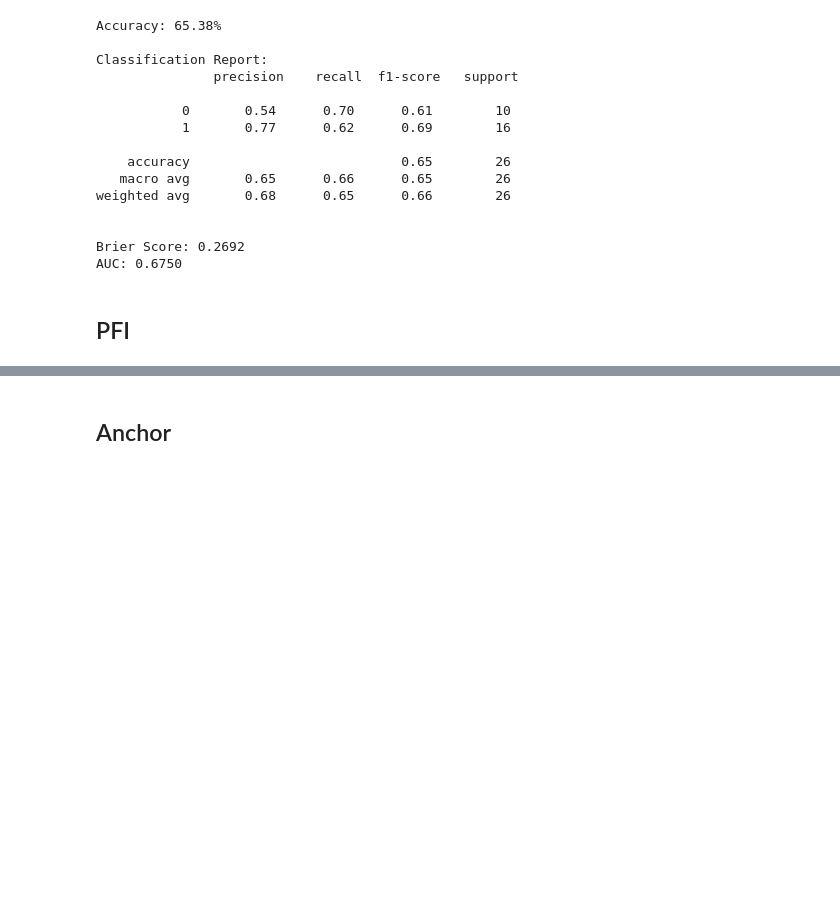
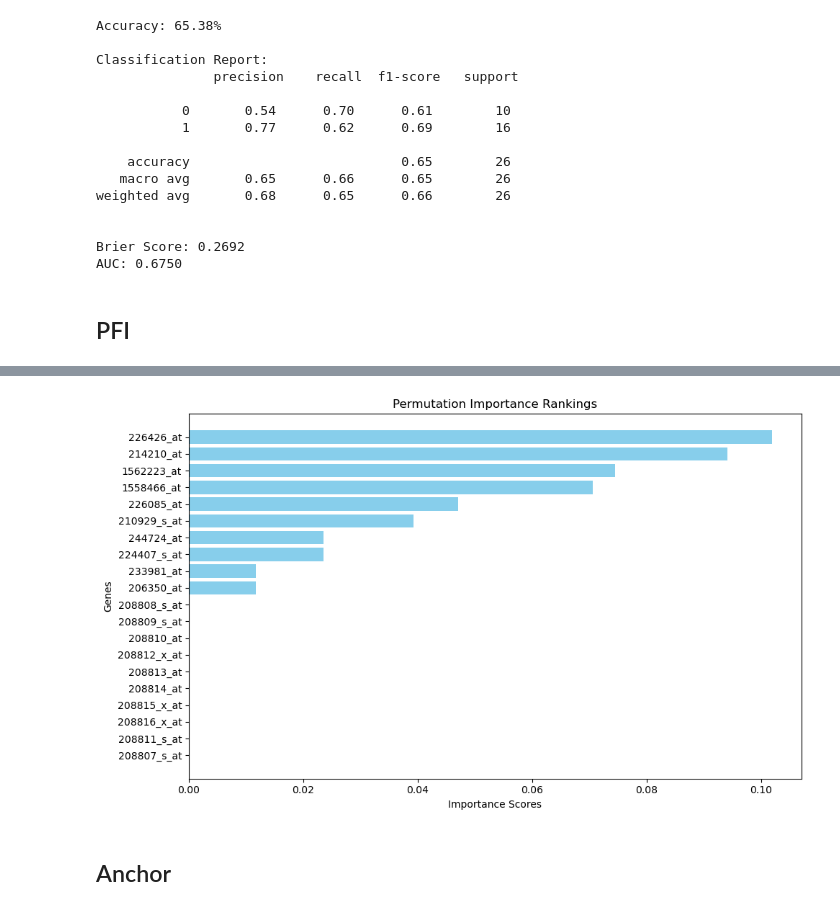
Before and after one commit to younggun339/PageLink, a Jupyter notebook: Bladder/test.ipynb, the cells around one changed output, grey strips where cells are left out. Saved outputs shown, nothing was run; the diff lists cells and outputs as text; code cells hidden in the pictures; blank space fills up the shorter version.

```diff
--- a/Bladder/test.ipynb
+++ b/Bladder/test.ipynb
@@ -185,0 +184,21 @@ AFFX-TrpnX-M_at: 0.000
+# %%
+import matplotlib.pyplot as plt
+
+# Assuming `gene_expression_data.columns` contains the gene names,
+# and `result.importances_mean` contains their corresponding importance scores.
+
+# Extract top 20 genes and their importance scores
+top_20_genes = [gene_expression_data.columns[i] for i in top_20_indices]
+top_20_scores = [result.importances_mean[i] for i in top_20_indices]
+
+# Plotting the bar graph
+plt.figure(figsize=(10, 6))
+plt.barh(top_20_genes, top_20_scores, color='skyblue')  # Horizontal bar graph
+plt.xlabel('Importance Scores')
+plt.ylabel('Genes')
+plt.title('Permutation Importance Rankings')
+plt.gca().invert_yaxis()  # To display the most important gene at the top
+plt.tight_layout()
+plt.show()
+# %% [output]
+[figure, added]
```
Also changed, not shown: parts of 11 cells of this notebook, 1 other file.
